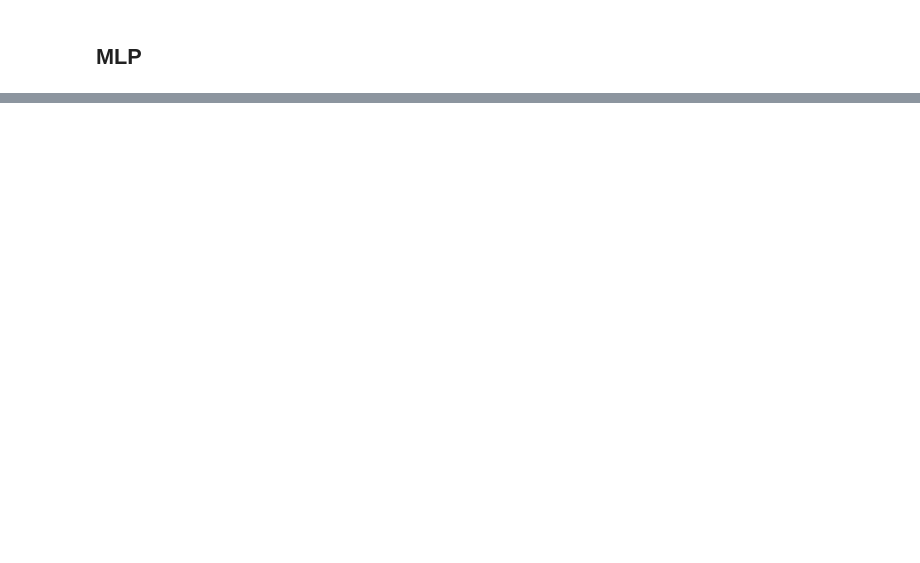
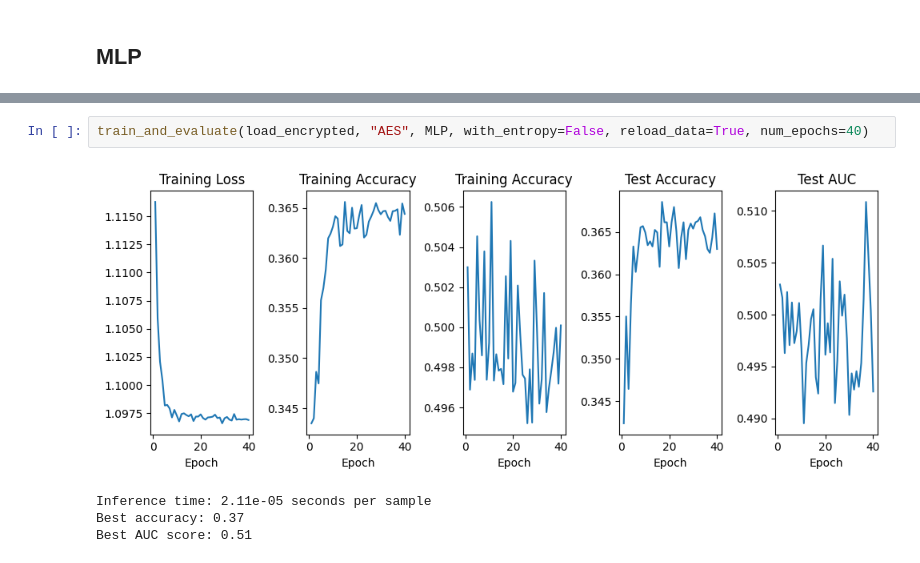
Before and after one commit to paavalipopov/crypto_proj, a Jupyter notebook: main.ipynb, the cells around one changed output, grey strips where cells are left out. Saved outputs shown, nothing was run; the diff lists cells and outputs as text; blank space fills up the shorter version.

```diff
--- a/main.ipynb
+++ b/main.ipynb
@@ -318 +325,8 @@ Best AUC score: 0.51
+# %%
+train_and_evaluate(load_encrypted, "AES", MLP, with_entropy=False, reload_data=True, num_epochs=40)
+# %% [output]
+[figure, added]
+Inference time: 2.11e-05 seconds per sample
+Best accuracy: 0.37
+Best AUC score: 0.51
 # %%
```
Also changed, not shown: parts of 23 cells of this notebook, 3 other files.
